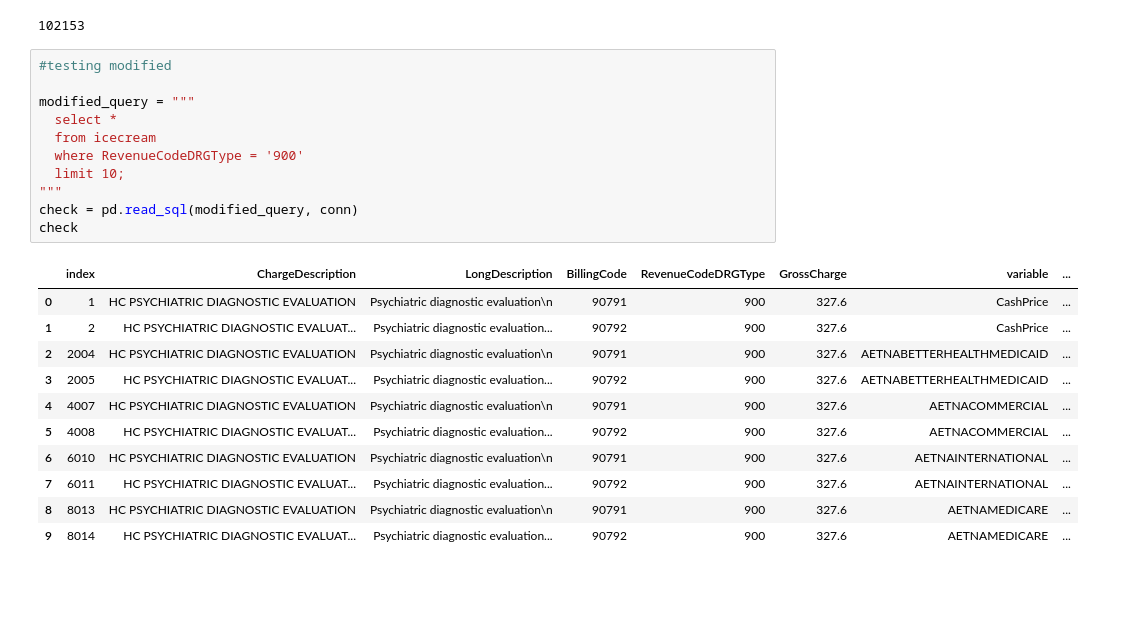
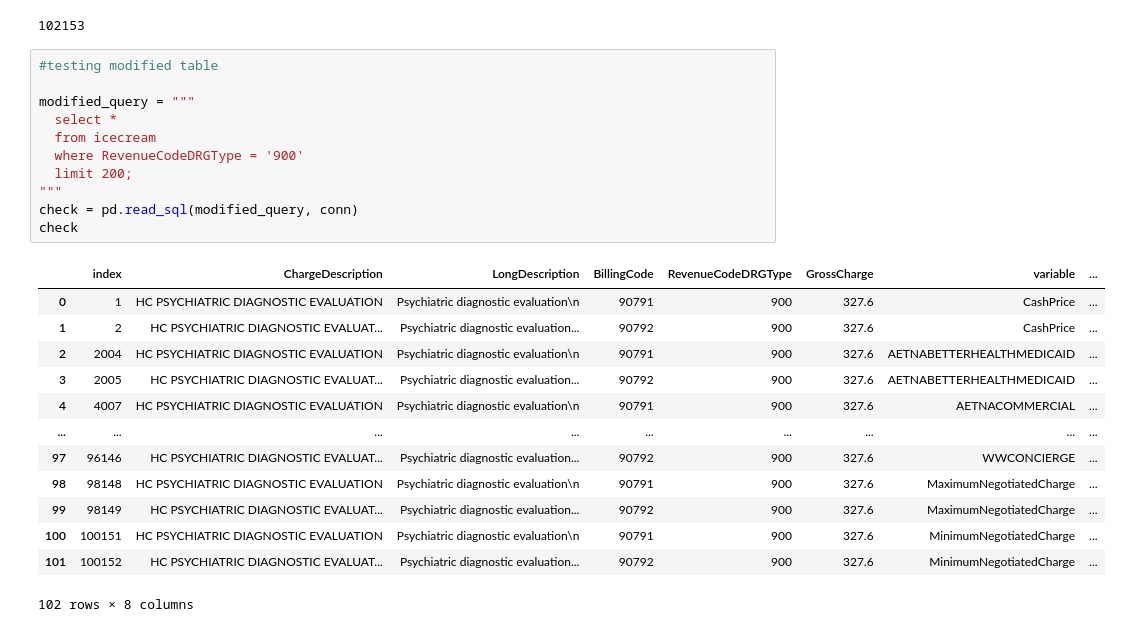
Before and after one commit to joyc3lin/sqlite_database_operations, a Jupyter notebook: HHA504_week3assignment.ipynb, the cells around one changed output. Saved outputs shown, nothing was run; the diff lists cells and outputs as text; blank space fills up the shorter version.

```diff
--- a/HHA504_week3assignment.ipynb
+++ b/HHA504_week3assignment.ipynb
@@ -644,25 +646,27 @@ icecream_modified.to_sql('icecream', conn, if_exists='replace')
 # %% [output]
 102153
 # %%
-#testing modified
+#testing modified table
 
 modified_query = """
   select *
   from icecream
   where RevenueCodeDRGType = '900'
-  limit 10;
+  limit 200;
 """
 check = pd.read_sql(modified_query, conn)
 check
 # %% [output]
 |  | index | ChargeDescription | LongDescription | BillingCode | RevenueCodeDRGType | GrossCharge | variable | ... |
 | 0 | 1 | HC PSYCHIATRIC DIAGNOSTIC EVALUATION | Psychiatric diagnostic evaluation\n | 90791 | 900 | 327.6 | CashPrice | ... |
 | 1 | 2 | HC PSYCHIATRIC DIAGNOSTIC EVALUAT... | Psychiatric diagnostic evaluation... | 90792 | 900 | 327.6 | CashPrice | ... |
 | 2 | 2004 | HC PSYCHIATRIC DIAGNOSTIC EVALUATION | Psychiatric diagnostic evaluation\n | 90791 | 900 | 327.6 | AETNABETTERHEALTHMEDICAID | ... |
 | 3 | 2005 | HC PSYCHIATRIC DIAGNOSTIC EVALUAT... | Psychiatric diagnostic evaluation... | 90792 | 900 | 327.6 | AETNABETTERHEALTHMEDICAID | ... |
 | 4 | 4007 | HC PSYCHIATRIC DIAGNOSTIC EVALUATION | Psychiatric diagnostic evaluation\n | 90791 | 900 | 327.6 | AETNACOMMERCIAL | ... |
-| 5 | 4008 | HC PSYCHIATRIC DIAGNOSTIC EVALUAT... | Psychiatric diagnostic evaluation... | 90792 | 900 | 327.6 | AETNACOMMERCIAL | ... |
-| 6 | 6010 | HC PSYCHIATRIC DIAGNOSTIC EVALUATION | Psychiatric diagnostic evaluation\n | 90791 | 900 | 327.6 | AETNAINTERNATIONAL | ... |
-| 7 | 6011 | HC PSYCHIATRIC DIAGNOSTIC EVALUAT... | Psychiatric diagnostic evaluation... | 90792 | 900 | 327.6 | AETNAINTERNATIONAL | ... |
-| 8 | 8013 | HC PSYCHIATRIC DIAGNOSTIC EVALUATION | Psychiatric diagnostic evaluation\n | 90791 | 900 | 327.6 | AETNAMEDICARE | ... |
-| 9 | 8014 | HC PSYCHIATRIC DIAGNOSTIC EVALUAT... | Psychiatric diagnostic evaluation... | 90792 | 900 | 327.6 | AETNAMEDICARE | ... |
+| ... | ... | ... | ... | ... | ... | ... | ... | ... |
+| 97 | 96146 | HC PSYCHIATRIC DIAGNOSTIC EVALUAT... | Psychiatric diagnostic evaluation... | 90792 | 900 | 327.6 | WWCONCIERGE | ... |
+| 98 | 98148 | HC PSYCHIATRIC DIAGNOSTIC EVALUATION | Psychiatric diagnostic evaluation\n | 90791 | 900 | 327.6 | MaximumNegotiatedCharge | ... |
+| 99 | 98149 | HC PSYCHIATRIC DIAGNOSTIC EVALUAT... | Psychiatric diagnostic evaluation... | 90792 | 900 | 327.6 | MaximumNegotiatedCharge | ... |
+| 100 | 100151 | HC PSYCHIATRIC DIAGNOSTIC EVALUATION | Psychiatric diagnostic evaluation\n | 90791 | 900 | 327.6 | MinimumNegotiatedCharge | ... |
+| 101 | 100152 | HC PSYCHIATRIC DIAGNOSTIC EVALUAT... | Psychiatric diagnostic evaluation... | 90792 | 900 | 327.6 | MinimumNegotiatedCharge | ... |
+102 rows × 8 columns
```
Also changed, not shown: parts of 8 cells of this notebook.
